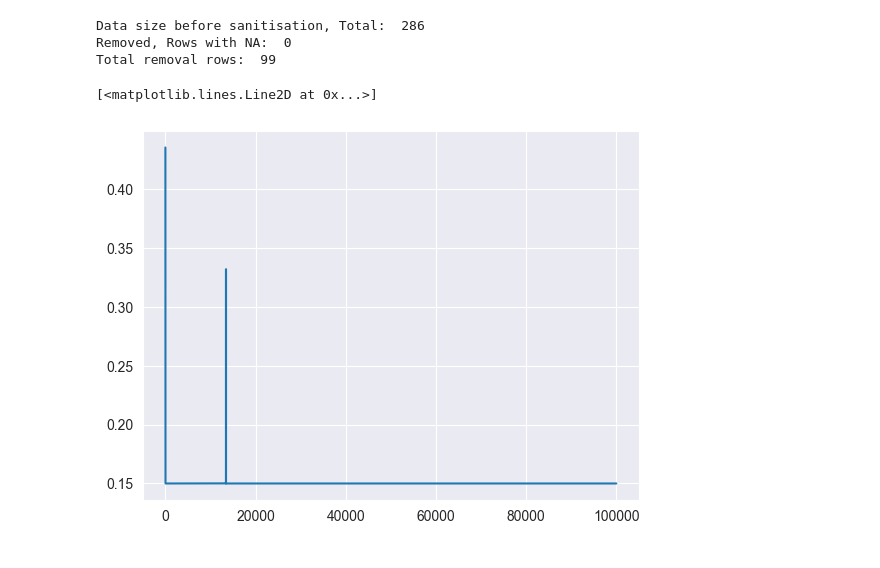
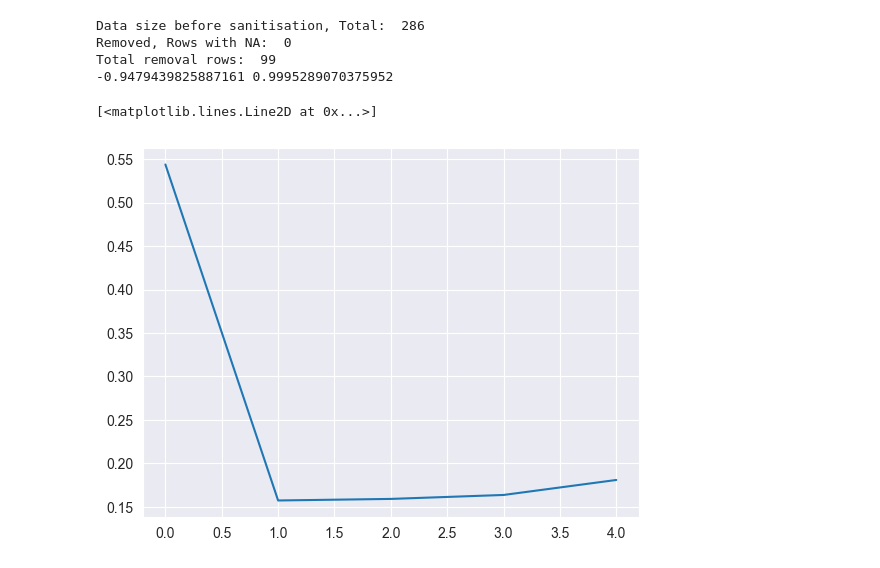
Before and after one commit to GearUpp/Breast-Cancer-Nural-Net, a Jupyter notebook: Main.ipynb, the cells around one changed output. Saved outputs shown, nothing was run; the diff lists cells and outputs as text; code cells hidden in the pictures.

Commit message:
Getting low accuracy, will try normalising X before it goes through learning
Signed-off-by: GearUpp <138448988+GearUpp@users.noreply.github.com>

```diff
--- a/Main.ipynb
+++ b/Main.ipynb
@@ -108,10 +108,13 @@ range_median('tumor-size')
 range_median('inv-nodes')
 
 
+data = data[['age', 'menopause', 'tumor-size', 'inv-nodes','node-caps','deg-malig','breast','breast-quad','irradiat','Class']].apply(lambda e: (e - e.min()) / (e.max() - e.min()))
+
+
 ################# Data Formating #################
 
 ################# Training Data Masking #################
-training_data_per =  95/100.0
+training_data_per =  85/100.0
 
 data['train'] = np.random.rand(len(data)) < training_data_per # Creates random array for each row  of Data, true or false using the fraction
 Training_Data = data[data.train == 1] # Appends train Data with the array for each row, effectively showing which row at random will be removed
@@ -143,11 +146,12 @@ Y = np.array([targets[int(z[0])]  for z in Training_Data.values[:,8:9]])
 
 NumberInput = len(X[0])
 Hidden_layer_Rows = 9
-#print(np.random.default_rng(seed=4))
-weight1 = 2*np.random.random((NumberInput, Hidden_layer_Rows)) - 1
+rng = np.random.default_rng()
 
+weight1 = rng.uniform(-1, 1, (NumberInput, Hidden_layer_Rows))
+print(weight1.min(), weight1.max())
 NumberOutputs = len(Y[0])
-weight2 = 2*np.random.random((Hidden_layer_Rows, NumberOutputs)) - 1
+weight2 = np.random.random((Hidden_layer_Rows, NumberOutputs)) - 1
 
 #Weight1 is [9 Columns]         and  [X length Rows]
 #Weight2 is [Y length Columns]  and  [ 4 Rows]
@@ -160,35 +164,38 @@ weight2 = 2*np.random.random((Hidden_layer_Rows, NumberOutputs)) - 1
 Data size before sanitisation, Total:  286
 Removed, Rows with NA:  0
 Total removal rows:  99
+-0.9479439825887161 0.9995289070375952
 # %%
-learning_rate = 0.6
+learning_rate = 0.25
 error = []
-for epoch in range(100000):
-    # X shape = 166, 9
-    # weight1 = 9,9
-    # weight2 = 9,2
+def train():
     global weight1
     global weight2
-    l1 = 1/(1 + np.exp(-(X @ weight1))) # shape (166, 9)
+    for epoch in range(5):
+        # X shape = 166, 9
+        # weight1 = 9,9
+        # weight2 = 9,2
 
-    l2 = 1/(1 + np.exp(-(l1 @ weight2))) # (166, 2)
+        l1 = 1/(1 + np.exp(-(X @ weight1))) # shape (166, 9)
 
-    er = (abs(Y - l2)).mean()
-    error.append(er)
+        l2 = 1/(1 + np.exp(-(l1 @ weight2))) # (166, 2)
+        er = (abs(Y - l2)).mean()
+        error.append(er)
 
-    l2_delta = (Y - l2)*(l2 * (1-l2))
-    weight2 += l1.T.dot(l2_delta) * learning_rate
+        l2_delta = (Y - l2)*(l2 * (1-l2))
+        weight2 += l1.T.dot(l2_delta) * learning_rate
 
-    l1_delta = l2_delta.dot(weight2.T) * (l1 * (1-l1))
-    weight1 += X.T.dot(l1_delta) * learning_rate
+        l1_delta = l2_delta.dot(weight2.T) * (l1 * (1-l1))
+        weight1 += X.T.dot(l1_delta) * learning_rate
 
 
     #print(er)
 #print("error" , error[-1])
+train()
 plt.plot(error)
 # %% [output]
 [<matplotlib.lines.Line2D at 0x...>]
-[figure, old version]
+[figure, new version]
 # %%
 # taken from> https://gist.github.com/craffel/2d727968c3aaebd10359
 def draw_neural_net(ax, left, right, bottom, top, layer_sizes):
```
Also changed, not shown: parts of 1 cell of this notebook.
